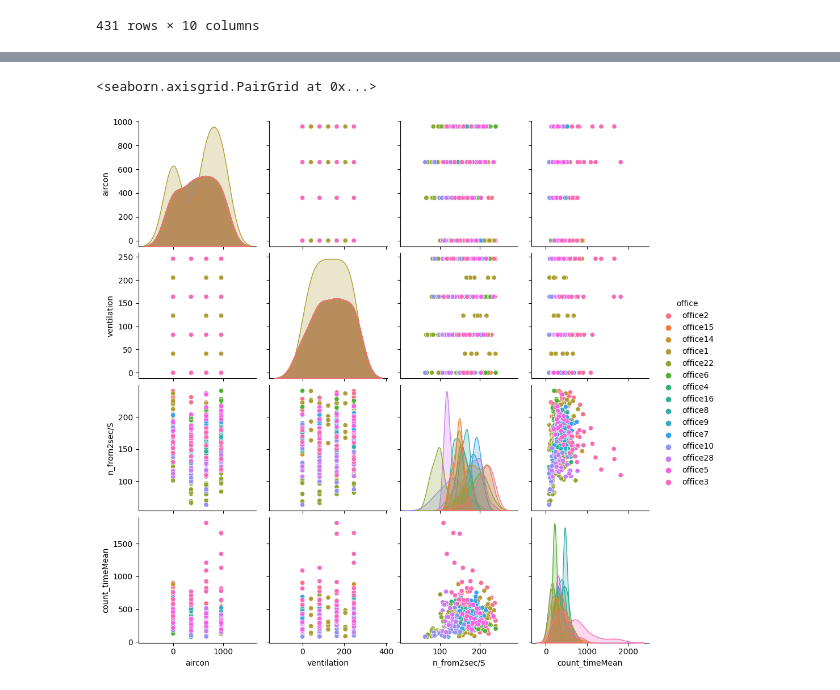
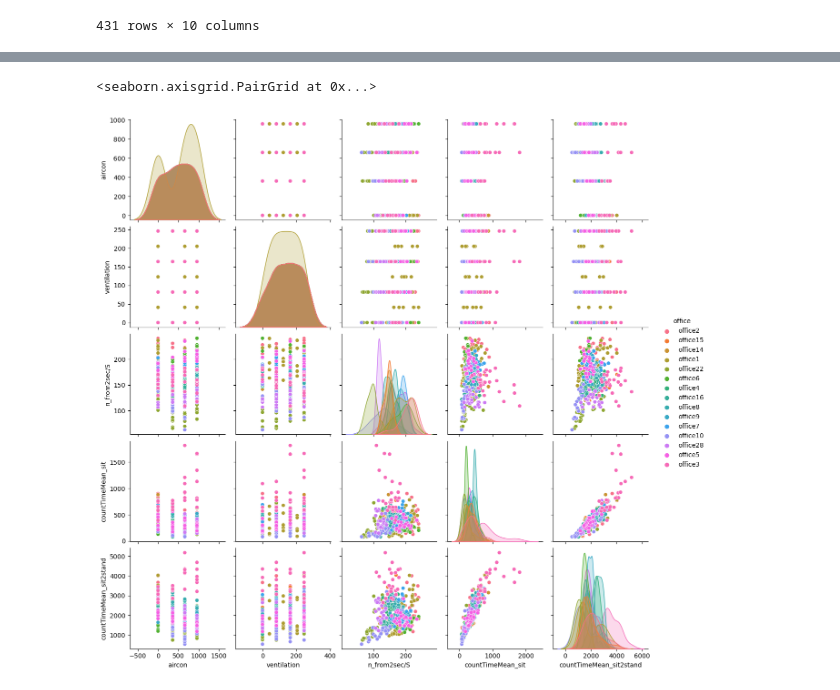
Before and after one commit to Enehentaro/MachineLearning, a Jupyter notebook: NoteBook/TrialAndError.ipynb, the cells around one changed output, grey strips where cells are left out. Saved outputs shown, nothing was run; the diff lists cells and outputs as text; code cells hidden in the pictures.

```diff
--- a/NoteBook/TrialAndError.ipynb
+++ b/NoteBook/TrialAndError.ipynb
@@ -377,6 +377,6 @@ df_total
 | 430 | office3_960_82_bout | 5280.8 | 0.000053 | 160.024242 | 960.0 | 82.0 | b | 385583.2 | ... |
 431 rows × 10 columns
 # %%
-df_core = df_total.reindex(columns=['case_name', "office", 'aircon', 'ventilation', "exhaust", "n_from2sec", "n_from2sec/S", "count_sum", "count_timeMean"])
+df_core = df_total.reindex(columns=['case_name', "office", 'aircon', 'ventilation', "exhaust", "n_from2sec", "n_from2sec/S", "count_timeMean", "fromSittingToStanding"])
 df_core
 # %% [output]
@@ -397,0 +400,3 @@ df_core.to_csv("/mnt/MachineLearning/data/summary_20221202.csv", index=False)
+# %%
+df_core = df_core.rename(columns={"count_timeMean":"countTimeMean_sit", "fromSittingToStanding":"countTimeMean_sit2stand"})
+df_core
@@ -398,7 +417,7 @@ df_core.to_csv("/mnt/MachineLearning/data/summary_20221202.csv", index=False)
 # %%
 import seaborn as sns
 
-sns.pairplot(df_core[["aircon", "ventilation", "exhaust", "n_from2sec/S", "count_timeMean", "office"]], hue='office')#, diag_kind="hist")
+sns.pairplot(df_core[["aircon", "ventilation", "exhaust", "n_from2sec/S", "countTimeMean_sit", "countTimeMean_sit2stand",  "office"]], hue='office')#, diag_kind="hist")
 # %% [output]
 <seaborn.axisgrid.PairGrid at 0x...>
-[figure, old version]
+[figure, new version]
```
Also changed, not shown: parts of 11 cells of this notebook, 45 other files.
